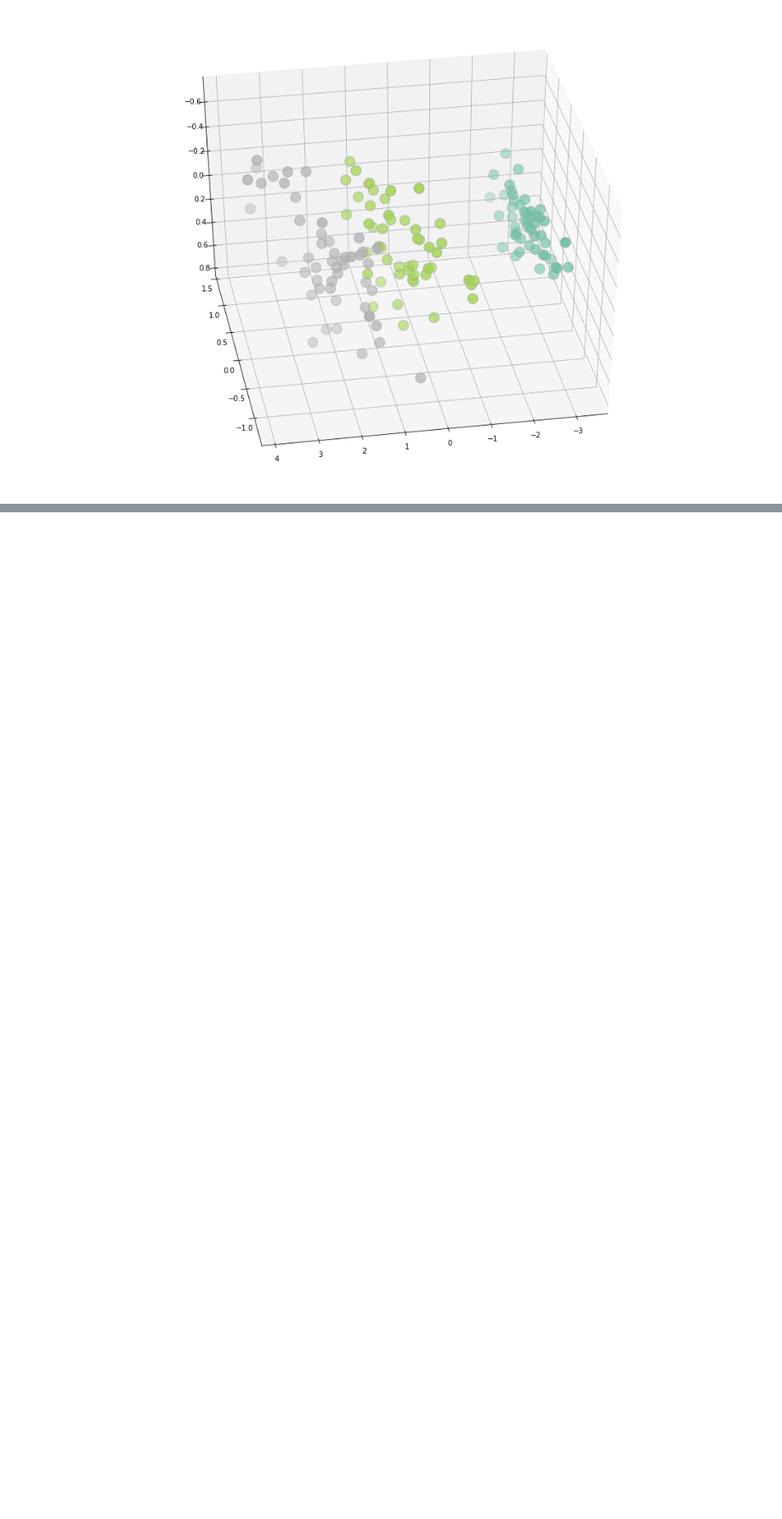
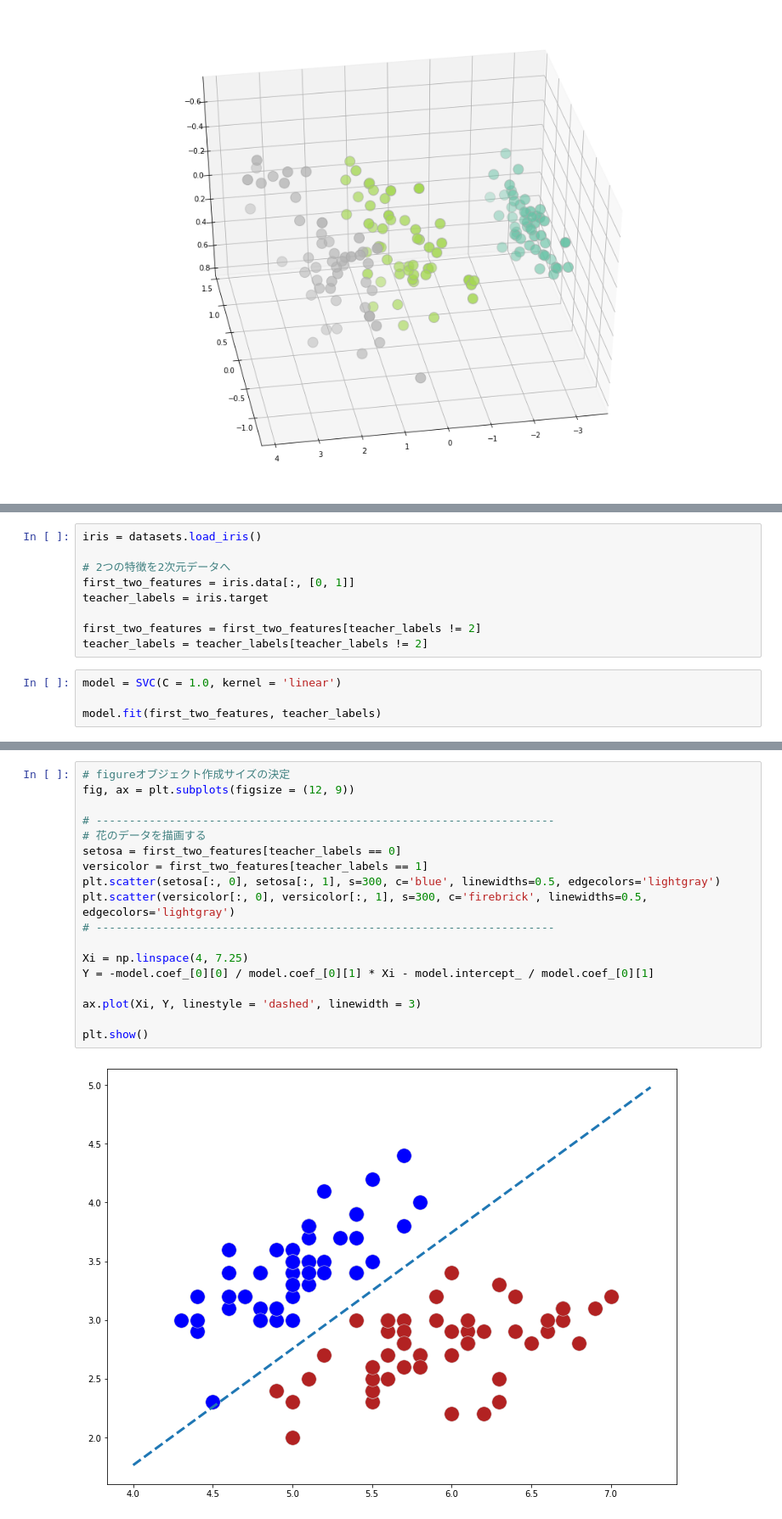
Before and after one commit to Massa2201/Lris-Crassification, a Jupyter notebook: Lris-Crassification/Lris-Crassification.ipynb, the cells around one changed output, grey strips where cells are left out. Shown at 85% size. Cells and saved outputs as stored; diff of their text form; blank space fills up the shorter version.

```diff
--- a/Lris-Crassification/Lris-Crassification.ipynb
+++ b/Lris-Crassification/Lris-Crassification.ipynb
@@ -184,0 +190,13 @@ plt.show()
+# %%
+iris = datasets.load_iris()
+
+# 2つの特徴を2次元データへ
+first_two_features = iris.data[:, [0, 1]]
+teacher_labels = iris.target
+
+first_two_features = first_two_features[teacher_labels != 2]
+teacher_labels = teacher_labels[teacher_labels != 2]
+# %%
+model = SVC(C = 1.0, kernel = 'linear')
+
+model.fit(first_two_features, teacher_labels)
@@ -184,0 +216,20 @@ plt.show()
+# %%
+# figureオブジェクト作成サイズの決定
+fig, ax = plt.subplots(figsize = (12, 9))
+
+# ---------------------------------------------------------------------
+# 花のデータを描画する
+setosa = first_two_features[teacher_labels == 0]
+versicolor = first_two_features[teacher_labels == 1]
+plt.scatter(setosa[:, 0], setosa[:, 1], s=300, c='blue', linewidths=0.5, edgecolors='lightgray')
+plt.scatter(versicolor[:, 0], versicolor[:, 1], s=300, c='firebrick', linewidths=0.5, edgecolors='lightgray')
+# ---------------------------------------------------------------------
+
+Xi = np.linspace(4, 7.25)
+Y = -model.coef_[0][0] / model.coef_[0][1] * Xi - model.intercept_ / model.coef_[0][1]
+
+ax.plot(Xi, Y, linestyle = 'dashed', linewidth = 3)
+
+plt.show()
+# %% [output]
+[figure, added]
```
Also changed, not shown: parts of 6 cells of this notebook.
